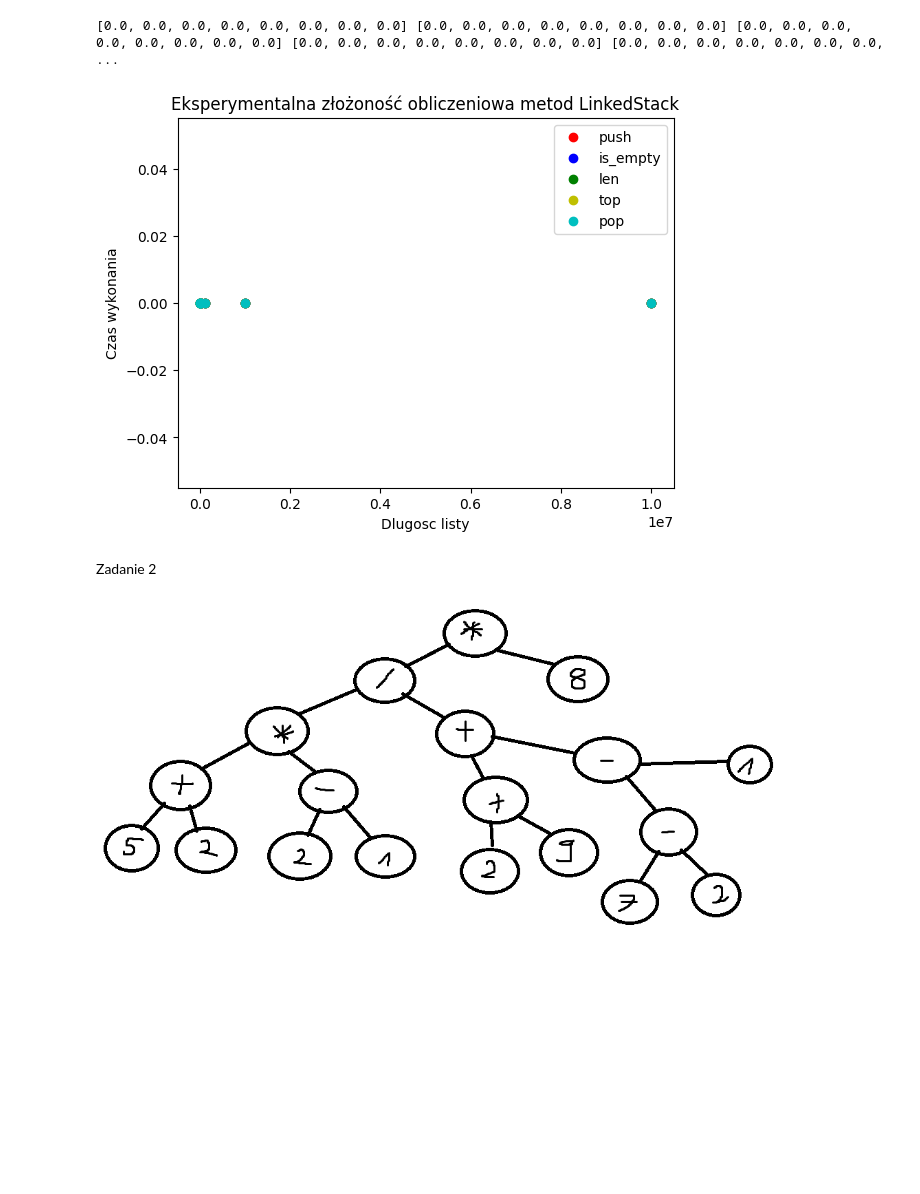
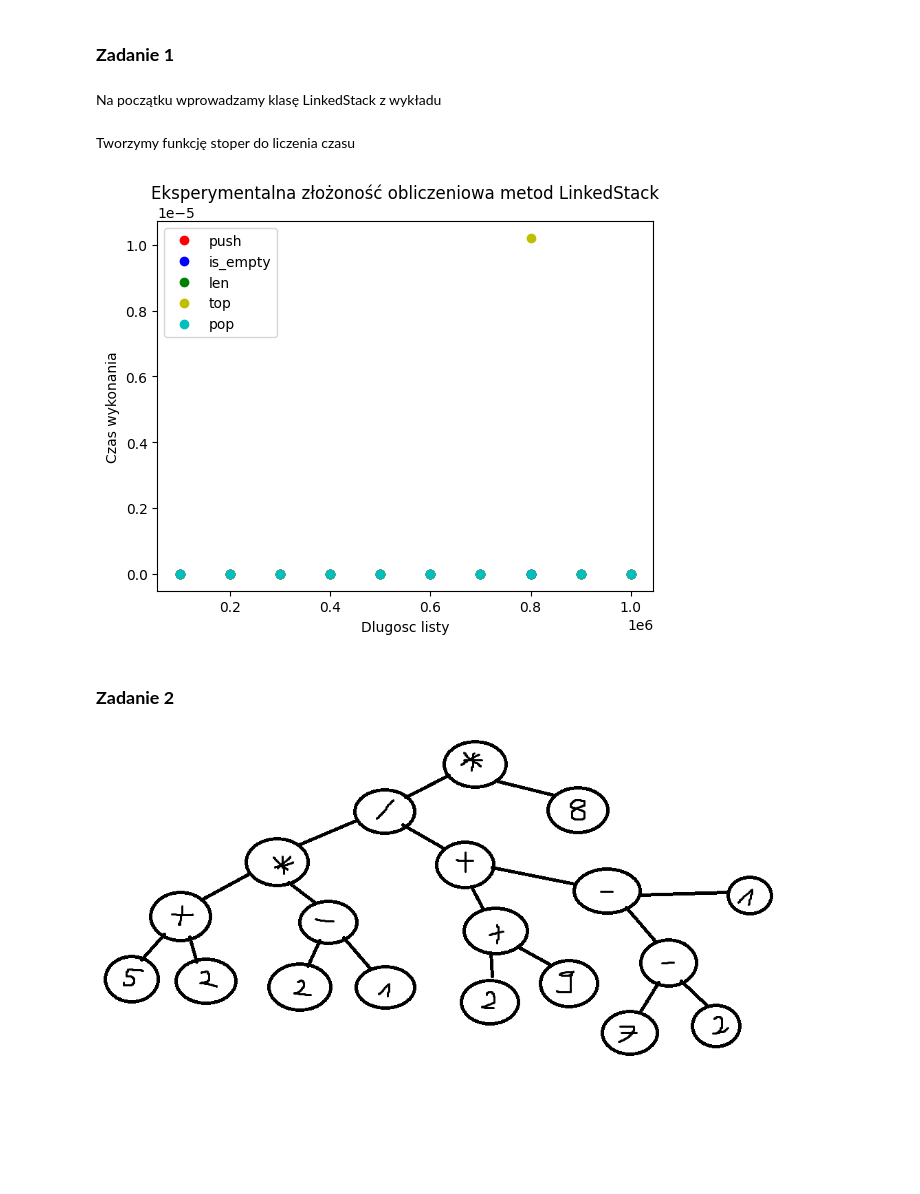
Before and after one commit to rafglo/AiSD, a Jupyter notebook: lista4/lista4.ipynb, the cells around one changed output. Saved outputs shown, nothing was run; the diff lists cells and outputs as text; code cells hidden in the pictures; blank space fills up the shorter version.

```diff
--- a/lista4/lista4.ipynb
+++ b/lista4/lista4.ipynb
@@ -1,3 +5,7 @@
+# %% [markdown]
+### **Zadanie 1**
+# %% [markdown]
+Na początku wprowadzamy klasę LinkedStack z wykładu
 # %%
 class Empty(Exception):
     pass
@@ -37,17 +45,32 @@ class LinkedStack:
         self._head = self._head._next
         self._size -= 1
         return answer
+# %% [markdown]
+Tworzymy funkcję stoper do liczenia czasu
 # %%
 import time
+import numpy as np
+
 def stoper(liczba_pomiarow):
-    ns = [1, 10, 100, 1000, 10000, 100000, 1000000, 10000000]
+    """
+    Function
+    Funkcja obliczająca czas wykonania wszystkich metod LinkedStack dla różnych długości stosów
+
+    Input
+    liczba_pomiarow(integer) - liczba pomiarów wykonana dla każdej metody, na każdej długości stosu
+
+    Output
+    (push_time, is_empty_time, len_time, top_time, pop_time)(tuple) - krotka zawierająca listy obliczonych czasów dla każdej z metod
+
+    """
+    ns = np.linspace(10**5, 10**6, 10)
     push_time = []
     is_empty_time = []
     len_time = []
     top_time = []
     pop_time = []
     s = LinkedStack()
-    while len(s) <= 10000000:
+    while len(s) <= 10**6:
         s.push(1)
         if len(s) in ns:
             push_sum = 0
@@ -88,24 +111,22 @@ def stoper(liczba_pomiarow):
 # %%
 
 import matplotlib.pyplot as plt
-xs = ns = [1, 10, 100, 1000, 10000, 100000, 1000000, 10000000]
+xs = np.linspace(10**5, 10**6, 10)
 push_time, is_empty_time, len_time, top_time, pop_time = stoper(100)
-print(push_time, is_empty_time, len_time, top_time, pop_time)
 plt.plot(xs, push_time, "ro", label="push")
 plt.plot(xs, is_empty_time, "bo", label="is_empty")
 plt.plot(xs, len_time, "go", label = "len")
 plt.plot(xs, top_time, "yo", label = "top")
 plt.plot(xs, pop_time, "co", label = "pop")
 plt.xlabel("Dlugosc listy")
 plt.legend(loc="best")
 plt.ylabel("Czas wykonania")
 plt.title("Eksperymentalna złożoność obliczeniowa metod LinkedStack")
 plt.show()
 # %% [output]
-[0.0, 0.0, 0.0, 0.0, 0.0, 0.0, 0.0, 0.0] [0.0, 0.0, 0.0, 0.0, 0.0, 0.0, 0.0, 0.0] [0.0, 0.0, 0.0, 0.0, 0.0, 0.0, 0.0, 0.0] [0.0, 0.0, 0.0, 0.0, 0.0, 0.0, 0.0, 0.0] [0.0, 0.0, 0.0, 0.0, 0.0, 0.0, 0.0,  ...
-[figure, old version]
+[figure, new version]
-# %% [markdown]
-Zadanie 2
+# %% [markdown]
+### **Zadanie 2**
 # %%
 from PIL import Image
 from IPython.display import display
```
Also changed, not shown: parts of 21 cells of this notebook.
